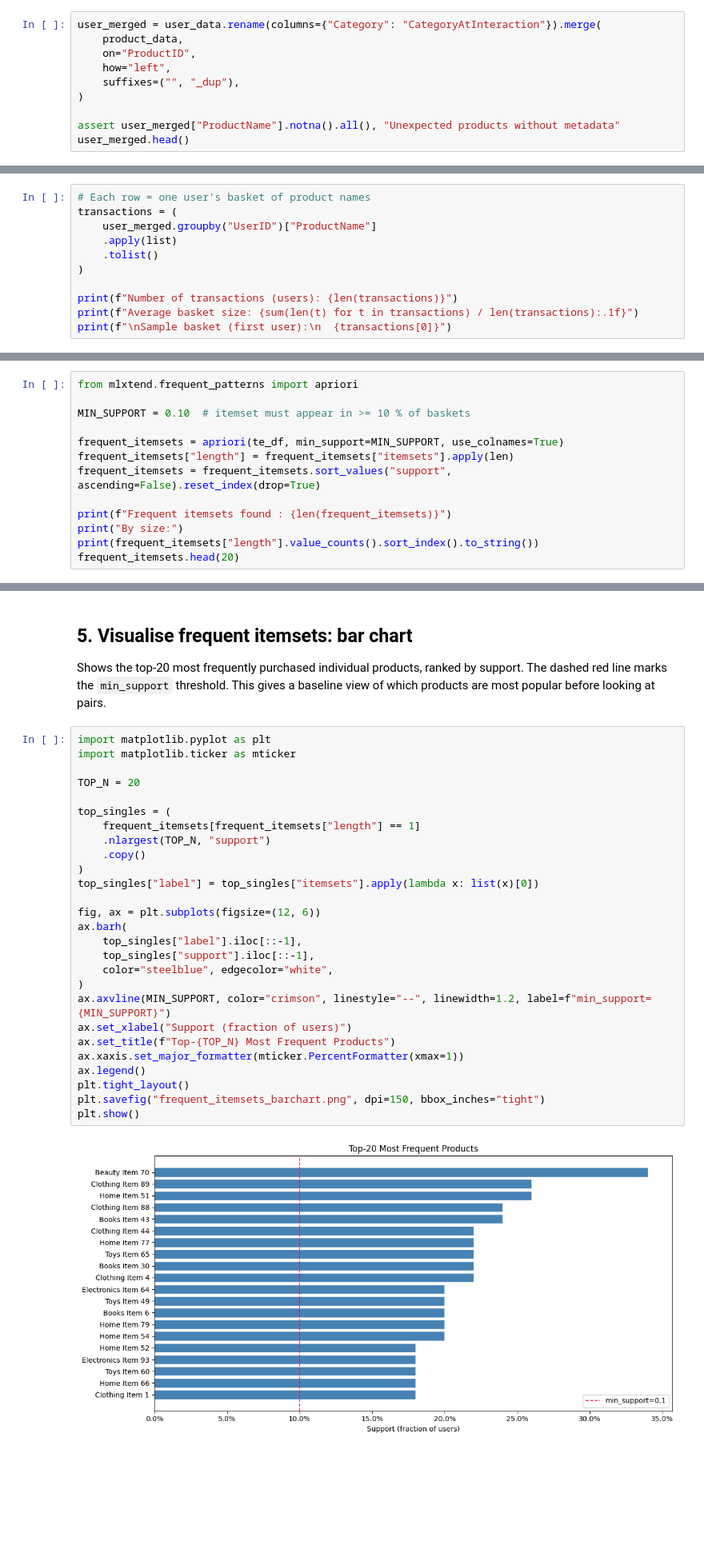
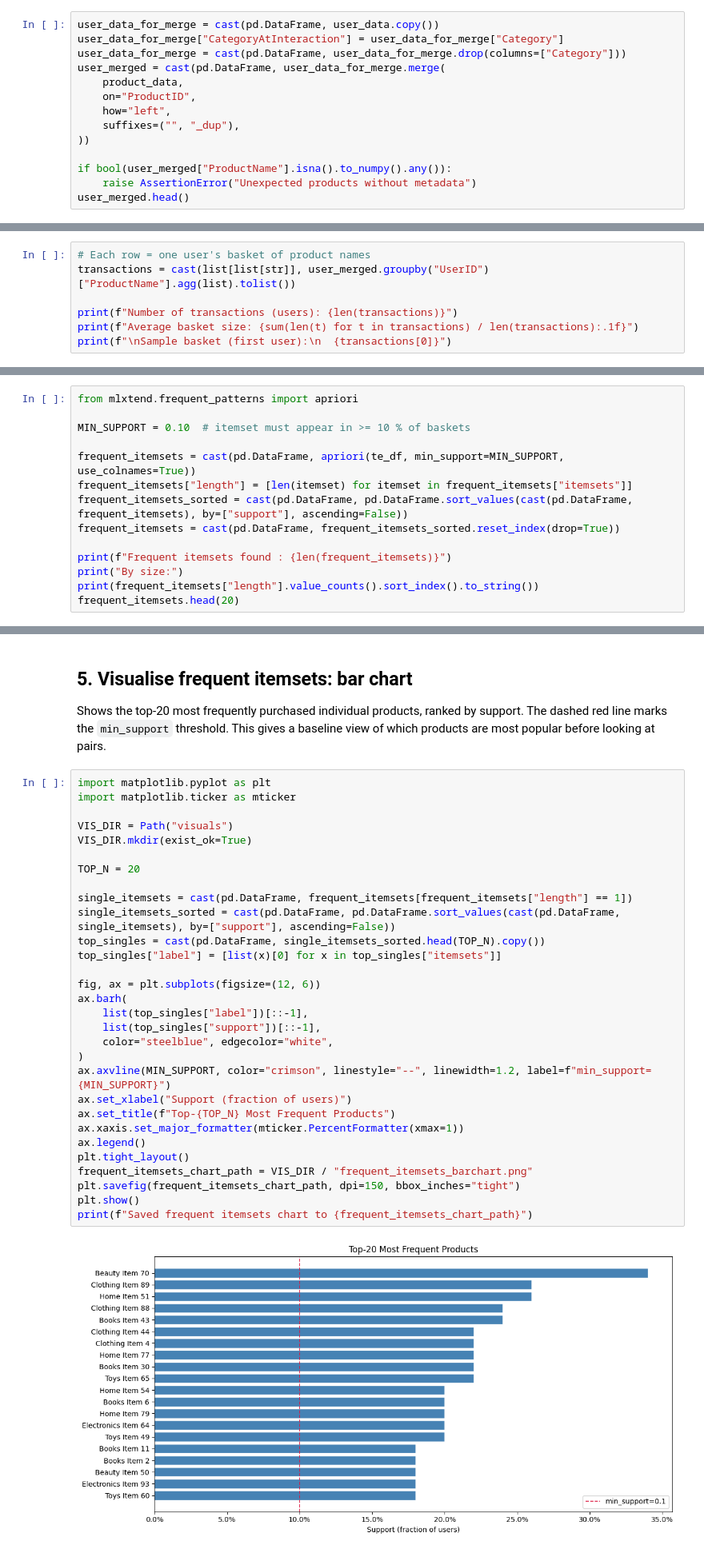
Before and after one commit to Pharo-14/SOEN-471-A2, a Jupyter notebook: src/project_notebook.ipynb, the cells around one changed output, grey strips where cells are left out. Shown at 80% size. Saved outputs shown, nothing was run; the diff lists cells and outputs as text; blank space fills up the shorter version.

```diff
--- a/src/project_notebook.ipynb
+++ b/src/project_notebook.ipynb
@@ -84,14 +86,18 @@ memory usage: 33.9 KB
 
 Attach `ProductName` and the catalog `Category` (from products). The interaction file’s `Category` is kept as `CategoryAtInteraction` for comparison.
 # %%
-user_merged = user_data.rename(columns={"Category": "CategoryAtInteraction"}).merge(
+user_data_for_merge = cast(pd.DataFrame, user_data.copy())
+user_data_for_merge["CategoryAtInteraction"] = user_data_for_merge["Category"]
+user_data_for_merge = cast(pd.DataFrame, user_data_for_merge.drop(columns=["Category"]))
+user_merged = cast(pd.DataFrame, user_data_for_merge.merge(
     product_data,
     on="ProductID",
     how="left",
     suffixes=("", "_dup"),
-)
+))
 
-assert user_merged["ProductName"].notna().all(), "Unexpected products without metadata"
+if bool(user_merged["ProductName"].isna().to_numpy().any()):
+    raise AssertionError("Unexpected products without metadata")
 user_merged.head()
 # %% [output]
 |  | UserID | ProductID | Rating | Timestamp | CategoryAtInteraction | ProductName | Category |
@@ -309,11 +433,7 @@ Convert user-product interactions into market-basket transactions, mine frequent
 Each user's basket is the set of **all products they interacted with**, regardless of rating. Every interaction is treated as a purchase for the purpose of pattern discovery. The `ProductName` column is used so that the resulting rules are human-readable.
 # %%
 # Each row = one user's basket of product names
-transactions = (
-    user_merged.groupby("UserID")["ProductName"]
-    .apply(list)
-    .tolist()
-)
+transactions = cast(list[list[str]], user_merged.groupby("UserID")["ProductName"].agg(list).tolist())
 
 print(f"Number of transactions (users): {len(transactions)}")
 print(f"Average basket size: {sum(len(t) for t in transactions) / len(transactions):.1f}")
@@ -353,9 +473,10 @@ from mlxtend.frequent_patterns import apriori
 
 MIN_SUPPORT = 0.10  # itemset must appear in >= 10 % of baskets
 
-frequent_itemsets = apriori(te_df, min_support=MIN_SUPPORT, use_colnames=True)
-frequent_itemsets["length"] = frequent_itemsets["itemsets"].apply(len)
-frequent_itemsets = frequent_itemsets.sort_values("support", ascending=False).reset_index(drop=True)
+frequent_itemsets = cast(pd.DataFrame, apriori(te_df, min_support=MIN_SUPPORT, use_colnames=True))
+frequent_itemsets["length"] = [len(itemset) for itemset in frequent_itemsets["itemsets"]]
+frequent_itemsets_sorted = cast(pd.DataFrame, pd.DataFrame.sort_values(cast(pd.DataFrame, frequent_itemsets), by=["support"], ascending=False))
+frequent_itemsets = cast(pd.DataFrame, frequent_itemsets_sorted.reset_index(drop=True))
 
 print(f"Frequent itemsets found : {len(frequent_itemsets)}")
 print("By size:")
@@ -429,29 +552,32 @@ Shows the top-20 most frequently purchased individual products, ranked by suppor
 # %%
 import matplotlib.pyplot as plt
 import matplotlib.ticker as mticker
 
+VIS_DIR = Path("visuals")
+VIS_DIR.mkdir(exist_ok=True)
+
 TOP_N = 20
 
-top_singles = (
-    frequent_itemsets[frequent_itemsets["length"] == 1]
-    .nlargest(TOP_N, "support")
-    .copy()
-)
-top_singles["label"] = top_singles["itemsets"].apply(lambda x: list(x)[0])
+single_itemsets = cast(pd.DataFrame, frequent_itemsets[frequent_itemsets["length"] == 1])
+single_itemsets_sorted = cast(pd.DataFrame, pd.DataFrame.sort_values(cast(pd.DataFrame, single_itemsets), by=["support"], ascending=False))
+top_singles = cast(pd.DataFrame, single_itemsets_sorted.head(TOP_N).copy())
+top_singles["label"] = [list(x)[0] for x in top_singles["itemsets"]]
 
 fig, ax = plt.subplots(figsize=(12, 6))
 ax.barh(
-    top_singles["label"].iloc[::-1],
-    top_singles["support"].iloc[::-1],
+    list(top_singles["label"])[::-1],
+    list(top_singles["support"])[::-1],
     color="steelblue", edgecolor="white",
 )
 ax.axvline(MIN_SUPPORT, color="crimson", linestyle="--", linewidth=1.2, label=f"min_support={MIN_SUPPORT}")
 ax.set_xlabel("Support (fraction of users)")
 ax.set_title(f"Top-{TOP_N} Most Frequent Products")
 ax.xaxis.set_major_formatter(mticker.PercentFormatter(xmax=1))
 ax.legend()
 plt.tight_layout()
-plt.savefig("frequent_itemsets_barchart.png", dpi=150, bbox_inches="tight")
+frequent_itemsets_chart_path = VIS_DIR / "frequent_itemsets_barchart.png"
+plt.savefig(frequent_itemsets_chart_path, dpi=150, bbox_inches="tight")
 plt.show()
+print(f"Saved frequent itemsets chart to {frequent_itemsets_chart_path}")
 # %% [output]
-[figure, old version]
+[figure, new version]
```
Also changed, not shown: parts of 19 cells of this notebook, 5 other files.
